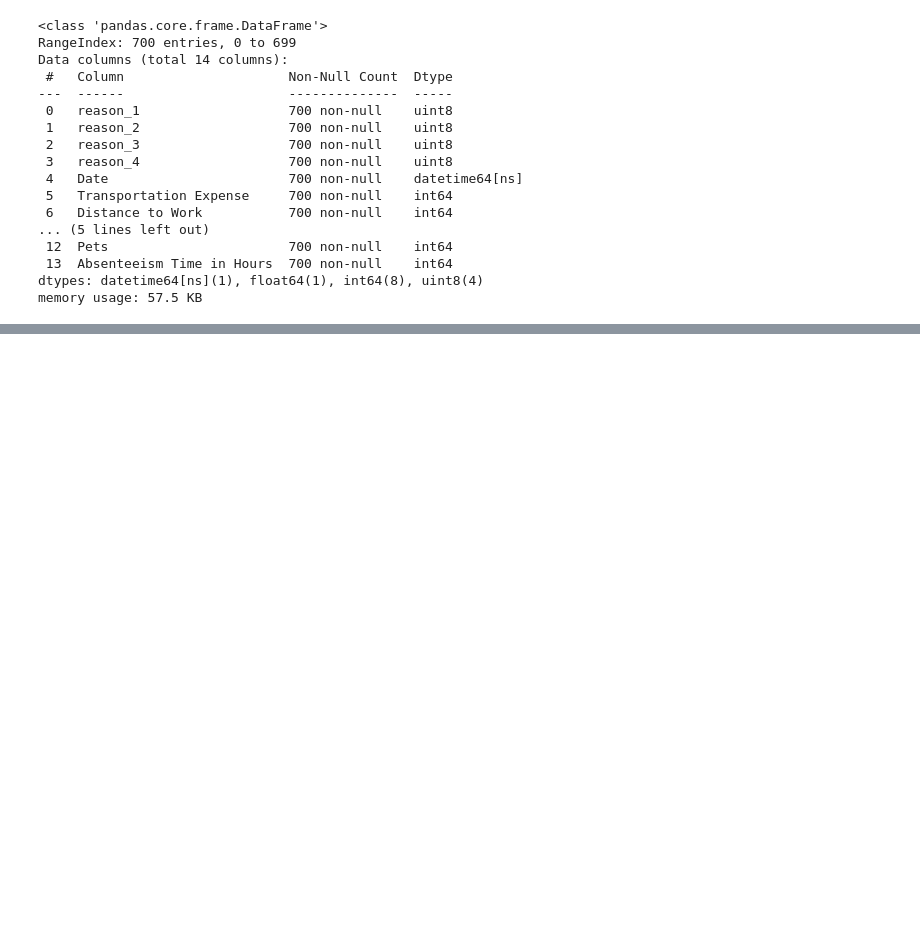
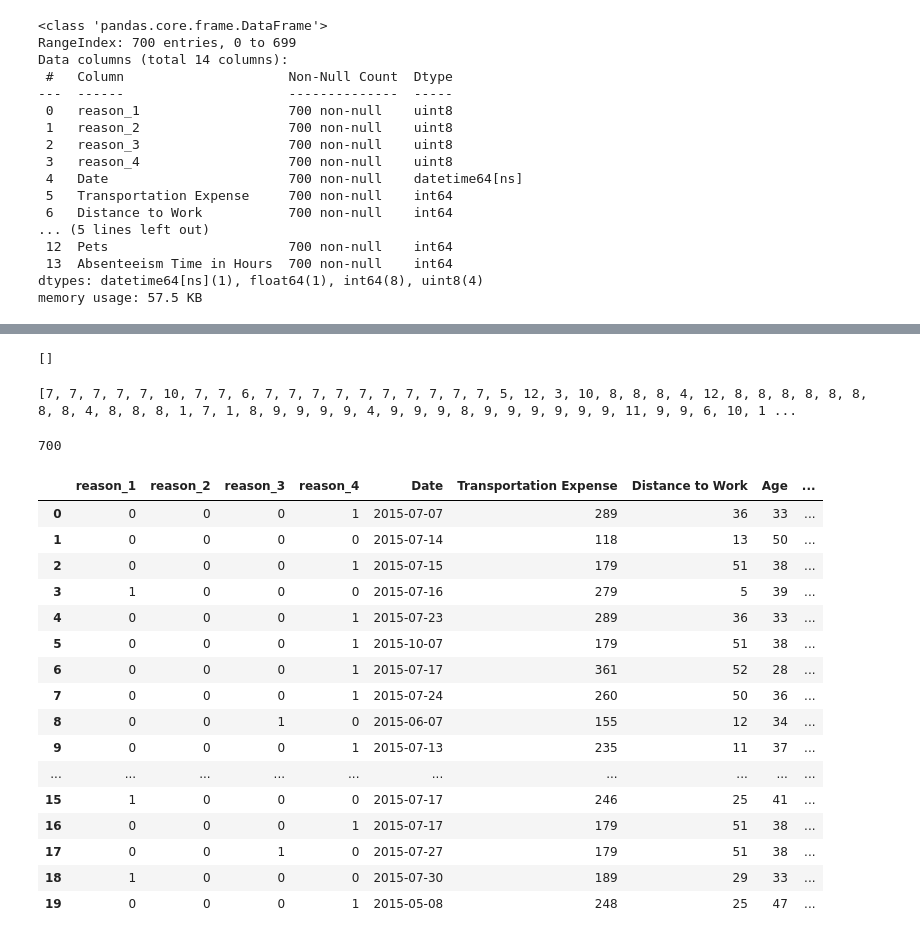
Before and after one commit to vivekkum-ar/Employee-Absenteesim-Case-Study, a Jupyter notebook: Employee-Absenteesim-Case-Study.ipynb, the cells around one changed output, grey strips where cells are left out. Cells and saved outputs as stored; diff of their text form; code cells hidden in the pictures; blank space fills up the shorter version.

Commit message:
Extract Month & append to main DF

```diff
--- a/Employee-Absenteesim-Case-Study.ipynb
+++ b/Employee-Absenteesim-Case-Study.ipynb
@@ -484,0 +495,38 @@ memory usage: 57.5 KB
+# %%
+list_months = []
+list_months
+# %% [output]
+[]
+# %%
+for i in range(700):
+    list_months.append(df_reason['Date'][i].month)
+# %%
+print(list_months)
+# %% [output]
+[7, 7, 7, 7, 7, 10, 7, 7, 6, 7, 7, 7, 7, 7, 7, 7, 7, 7, 7, 5, 12, 3, 10, 8, 8, 8, 4, 12, 8, 8, 8, 8, 8, 8, 8, 8, 4, 8, 8, 8, 1, 7, 1, 8, 9, 9, 9, 9, 4, 9, 9, 9, 8, 9, 9, 9, 9, 9, 9, 11, 9, 9, 6, 10, 1 ...
+# %%
+len(list_months)
+# %% [output]
+700
+# %%
+df_reason['Month_value'] = list_months
+# %%
+df_reason.head(20)
+# %% [output]
+|  | reason_1 | reason_2 | reason_3 | reason_4 | Date | Transportation Expense | Distance to Work | Age | ... |
+| 0 | 0 | 0 | 0 | 1 | 2015-07-07 | 289 | 36 | 33 | ... |
+| 1 | 0 | 0 | 0 | 0 | 2015-07-14 | 118 | 13 | 50 | ... |
+| 2 | 0 | 0 | 0 | 1 | 2015-07-15 | 179 | 51 | 38 | ... |
+| 3 | 1 | 0 | 0 | 0 | 2015-07-16 | 279 | 5 | 39 | ... |
+| 4 | 0 | 0 | 0 | 1 | 2015-07-23 | 289 | 36 | 33 | ... |
+| 5 | 0 | 0 | 0 | 1 | 2015-10-07 | 179 | 51 | 38 | ... |
+| 6 | 0 | 0 | 0 | 1 | 2015-07-17 | 361 | 52 | 28 | ... |
+| 7 | 0 | 0 | 0 | 1 | 2015-07-24 | 260 | 50 | 36 | ... |
+| 8 | 0 | 0 | 1 | 0 | 2015-06-07 | 155 | 12 | 34 | ... |
+| 9 | 0 | 0 | 0 | 1 | 2015-07-13 | 235 | 11 | 37 | ... |
+| ... | ... | ... | ... | ... | ... | ... | ... | ... | ... |
+| 15 | 1 | 0 | 0 | 0 | 2015-07-17 | 246 | 25 | 41 | ... |
+| 16 | 0 | 0 | 0 | 1 | 2015-07-17 | 179 | 51 | 38 | ... |
+| 17 | 0 | 0 | 1 | 0 | 2015-07-27 | 179 | 51 | 38 | ... |
+| 18 | 1 | 0 | 0 | 0 | 2015-07-30 | 189 | 29 | 33 | ... |
+| 19 | 0 | 0 | 0 | 1 | 2015-05-08 | 248 | 25 | 47 | ... |
```
Also changed, not shown: parts of 4 cells of this notebook.
